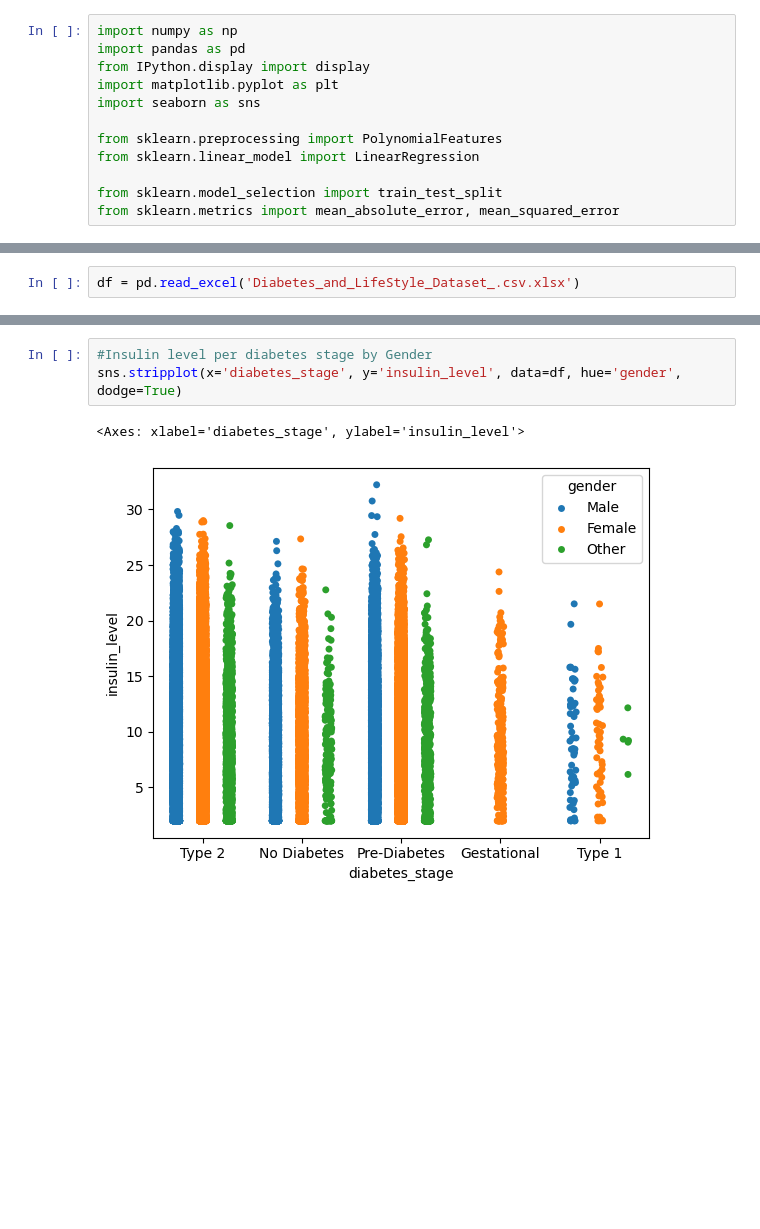
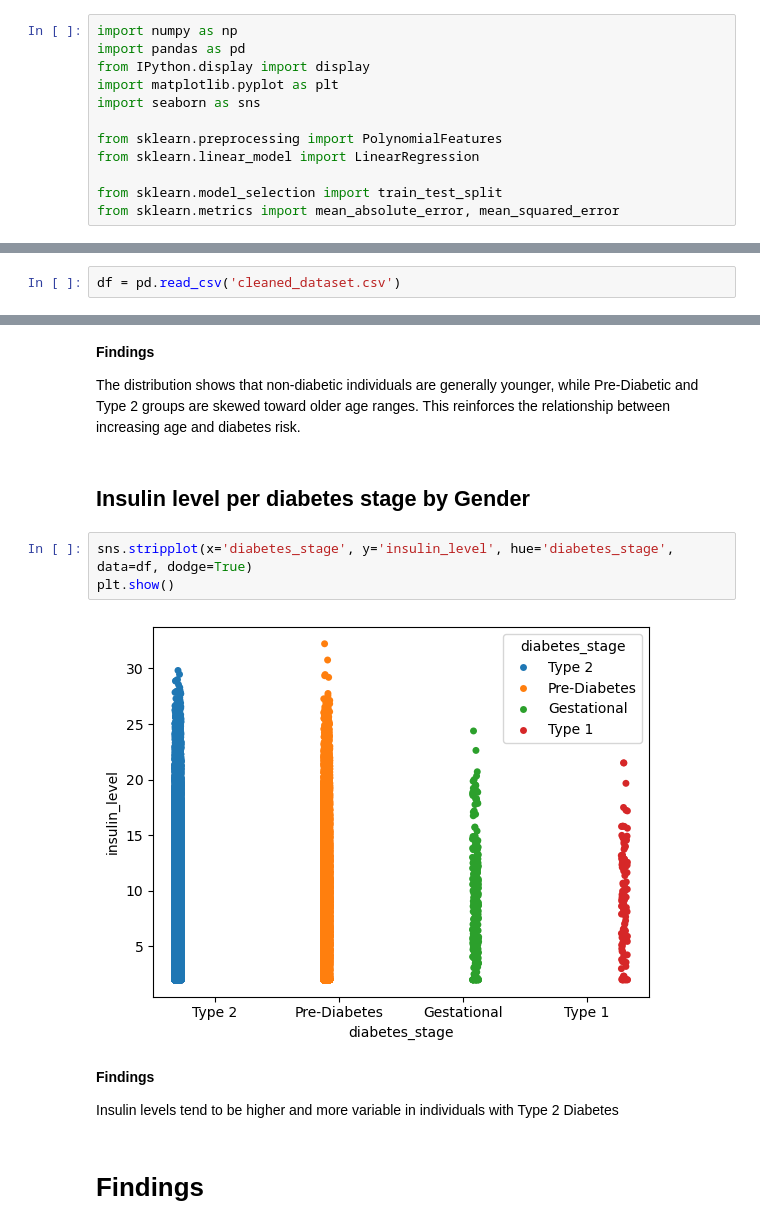
Before and after one commit to RodneyMlotshwa/diabetes-risk-management-system, a Jupyter notebook: notebooks/02_EDA.ipynb, the cells around one changed output, grey strips where cells are left out. Cells and saved outputs as stored; diff of their text form; blank space fills up the shorter version.

Commit message:
Edited visualisations and added findings

```diff
--- a/notebooks/02_EDA.ipynb
+++ b/notebooks/02_EDA.ipynb
@@ -13,2 +17,2 @@ from sklearn.metrics import mean_absolute_error, mean_squared_error
 # %%
-df = pd.read_excel('Diabetes_and_LifeStyle_Dataset_.csv.xlsx')
+df = pd.read_csv('cleaned_dataset.csv')
@@ -121,6 +144,15 @@ sns.histplot(y='physical_activity_minutes_per_week', x='diabetes_stage', data=df
+# %% [markdown]
+<b>Findings</b>
+<p>The distribution shows that non-diabetic individuals are generally younger, while Pre-Diabetic and Type 2 groups are skewed toward older age ranges. This reinforces the relationship between increasing age and diabetes risk.</p>
+# %% [markdown]
+<h2>Insulin level per diabetes stage by Gender</h2>
 # %%
-#Insulin level per diabetes stage by Gender
-sns.stripplot(x='diabetes_stage', y='insulin_level', data=df, hue='gender', dodge=True)
+sns.stripplot(x='diabetes_stage', y='insulin_level', hue='diabetes_stage', data=df, dodge=True)
+plt.show()
 # %% [output]
-<Axes: xlabel='diabetes_stage', ylabel='insulin_level'>
-[figure, old version]
+[figure, new version]
+# %% [markdown]
+<b>Findings</b>
+<p>Insulin levels tend to be higher and more variable in individuals with Type 2 Diabetes</p>
+# %% [markdown]
+<H1>Findings</h1>
```
Also changed, not shown: parts of 32 cells of this notebook, 1 other file.
